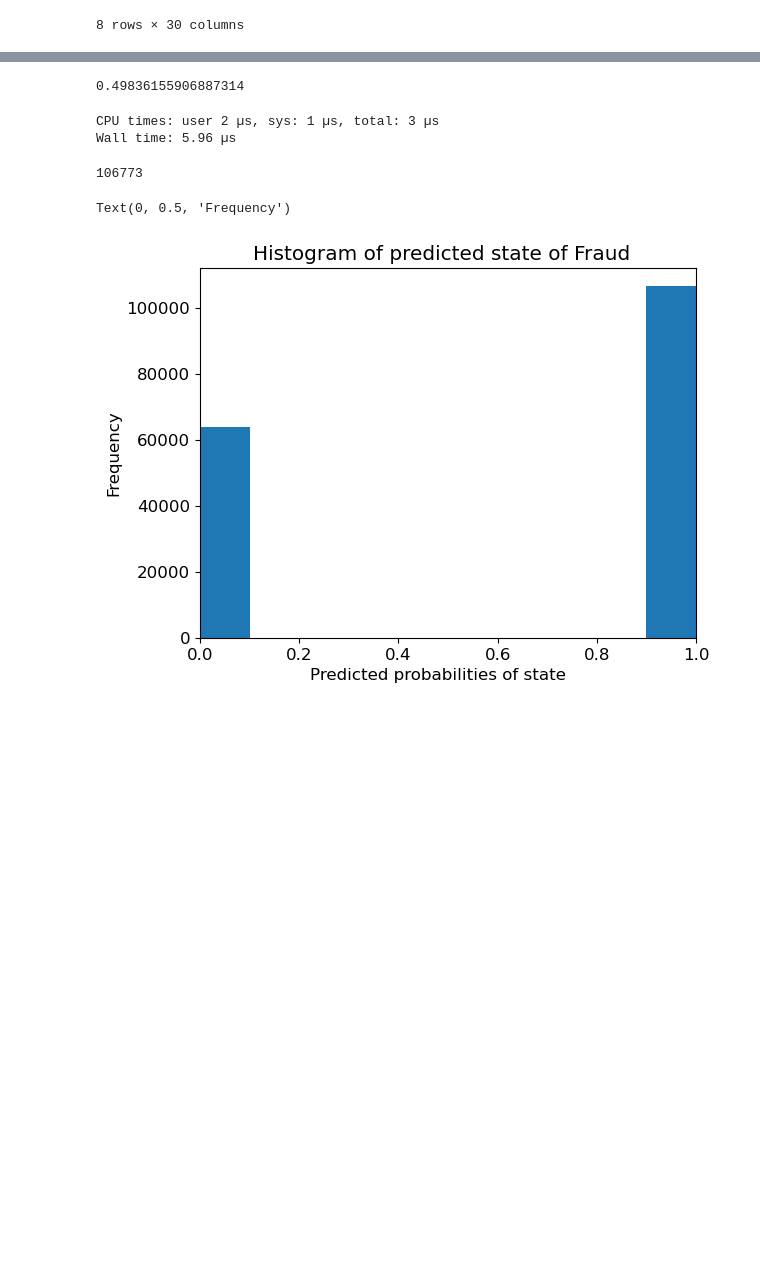
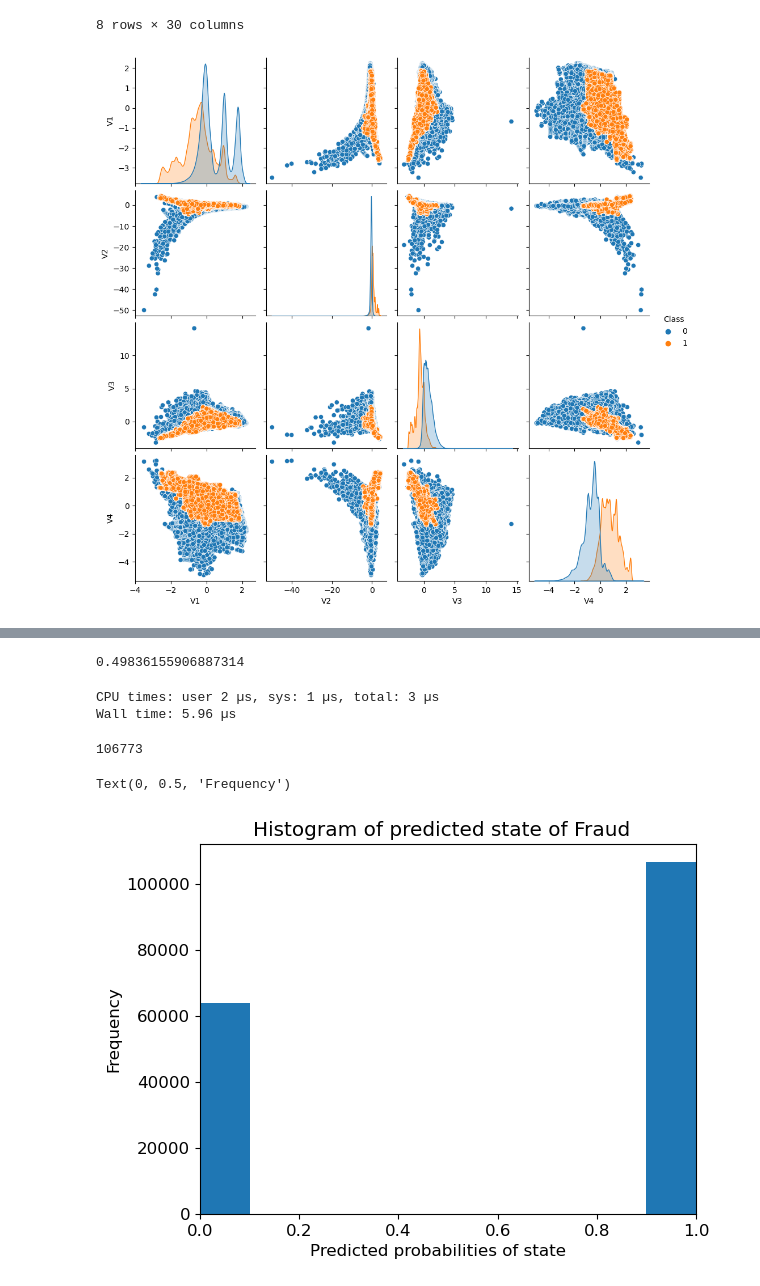
Before and after one commit to vaibhavlaghane/fraud_detection_model, a Jupyter notebook: Capstone_final.ipynb, the cells around one changed output, grey strips where cells are left out. Saved outputs shown, nothing was run; the diff lists cells and outputs as text; code cells hidden in the pictures; blank space fills up the shorter version.

Commit message:
plots

```diff
--- a/Capstone_final.ipynb
+++ b/Capstone_final.ipynb
@@ -100,3 +100,18 @@ X_train.describe()
 | 75% | 426241.000000 | 0.832257 | 0.341726 | 0.628184 | 0.705237 | 0.440102 | 0.498552 | 0.526380 | 0.047390 | 0.558960 | ... | ... |
 | max | 568629.000000 | 2.229046 | 4.361865 | 14.125834 | 3.201536 | 42.716891 | 26.168402 | 217.873038 | 5.957691 | 20.270062 | ... | ... |
 8 rows × 30 columns
+# %%
+# Cols to Plot
+columns_to_plot =['V1', 'V2', 'V3', 'V4','Class']
+
+# Data Columns
+data_to_plot = datasource[columns_to_plot]
+
+# Create a dictionary to map colors to unique values of the 'Quality' column
+# Q_colors = { 0 : palette[0], 1 : palette[1], 'other': 'gray'}
+
+# Creating the pairplot with the specified palette for categorical variables
+sns.pairplot(data_to_plot, hue='Class' )
+plt.show()
+# %% [output]
+[figure, added]
```
Also changed, not shown: parts of 3 cells of this notebook.
